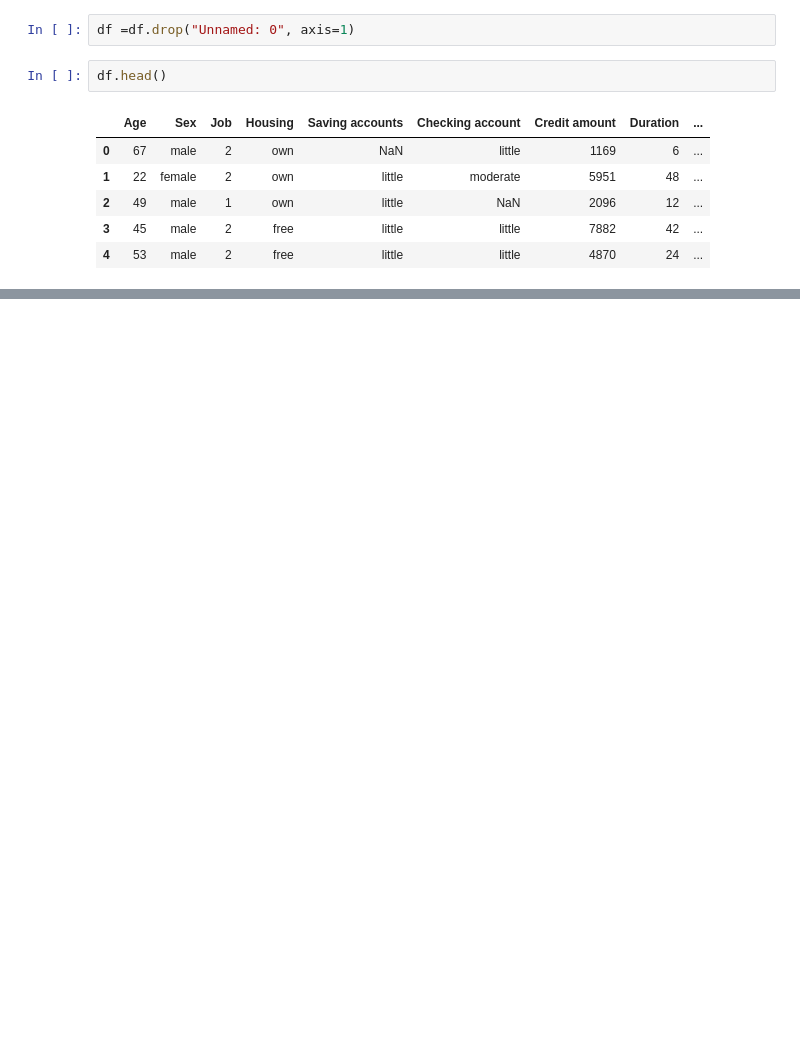
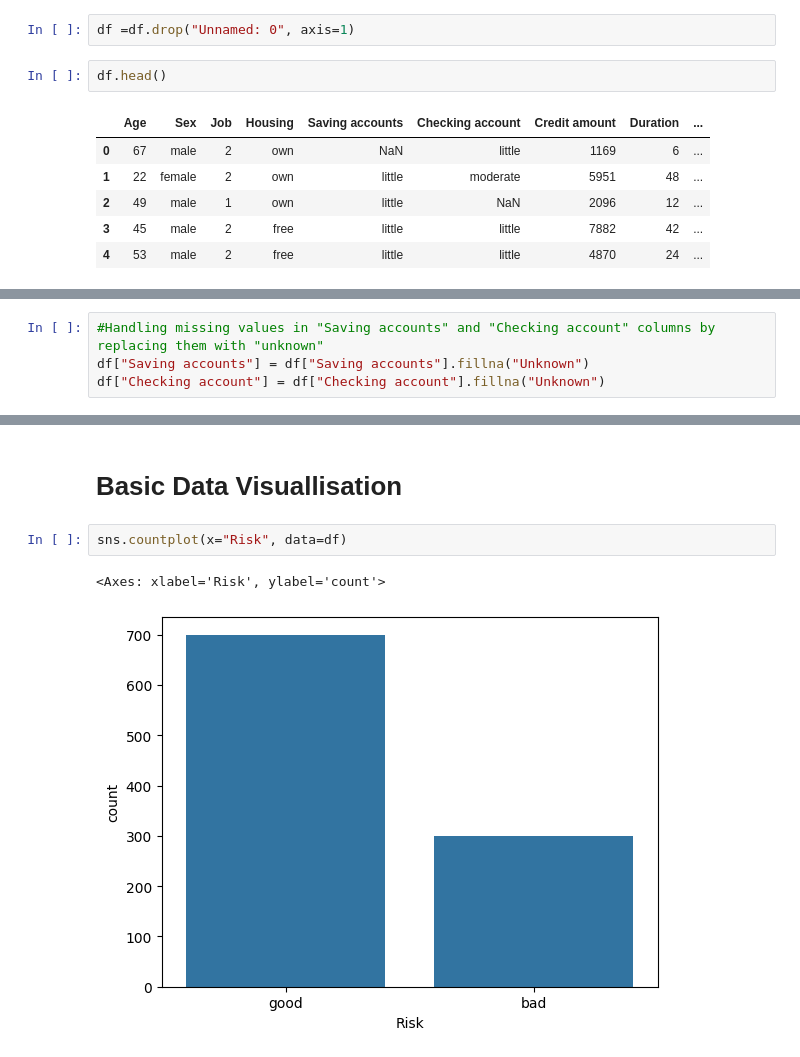
Before and after one commit to aman88390/credit-risk-ml-project, a Jupyter notebook: notebooks/eda.ipynb, the cells around one changed output, grey strips where cells are left out. Saved outputs shown, nothing was run; the diff lists cells and outputs as text; blank space fills up the shorter version.

Commit message:
Completed all the EDA and basic data exploration

```diff
--- a/notebooks/eda.ipynb
+++ b/notebooks/eda.ipynb
@@ -113,0 +147,4 @@ df.head()
+# %%
+#Handling missing values in "Saving accounts" and "Checking account" columns by replacing them with "unknown"
+df["Saving accounts"] = df["Saving accounts"].fillna("Unknown")
+df["Checking account"] = df["Checking account"].fillna("Unknown")
@@ -113,0 +165,7 @@ df.head()
+# %% [markdown]
+# Basic Data Visuallisation
+# %%
+sns.countplot(x="Risk", data=df)
+# %% [output]
+<Axes: xlabel='Risk', ylabel='count'>
+[figure, added]
```
Also changed, not shown: parts of 27 cells of this notebook.
